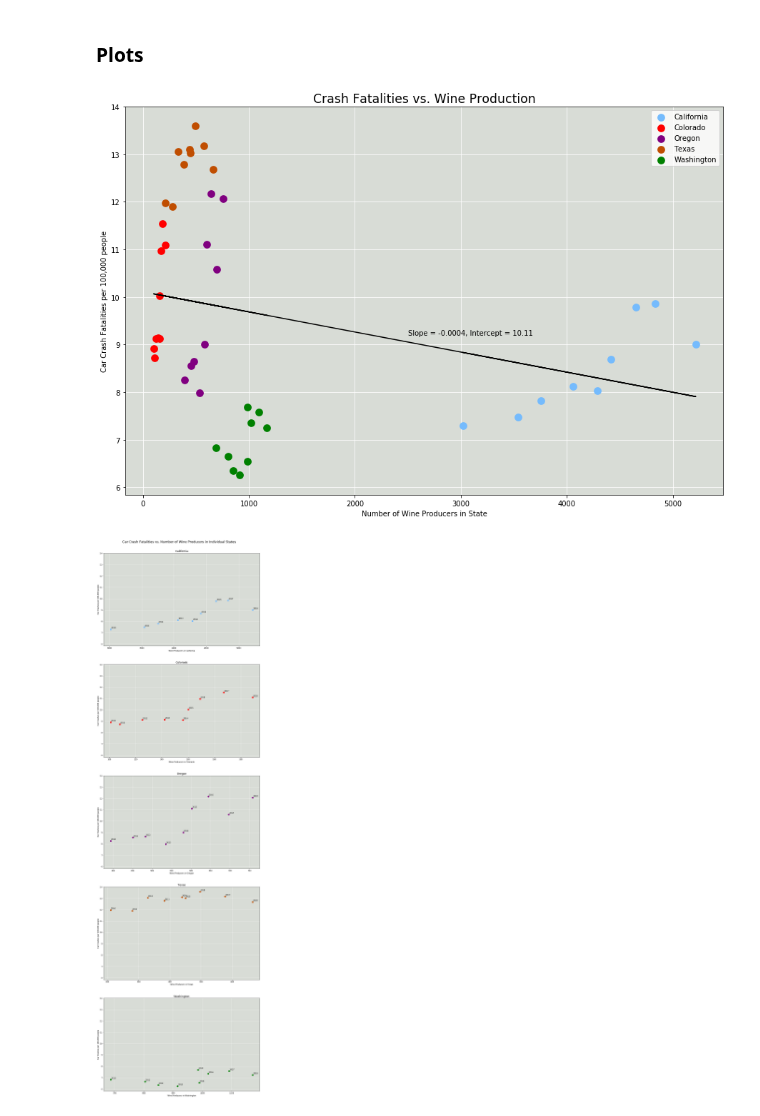
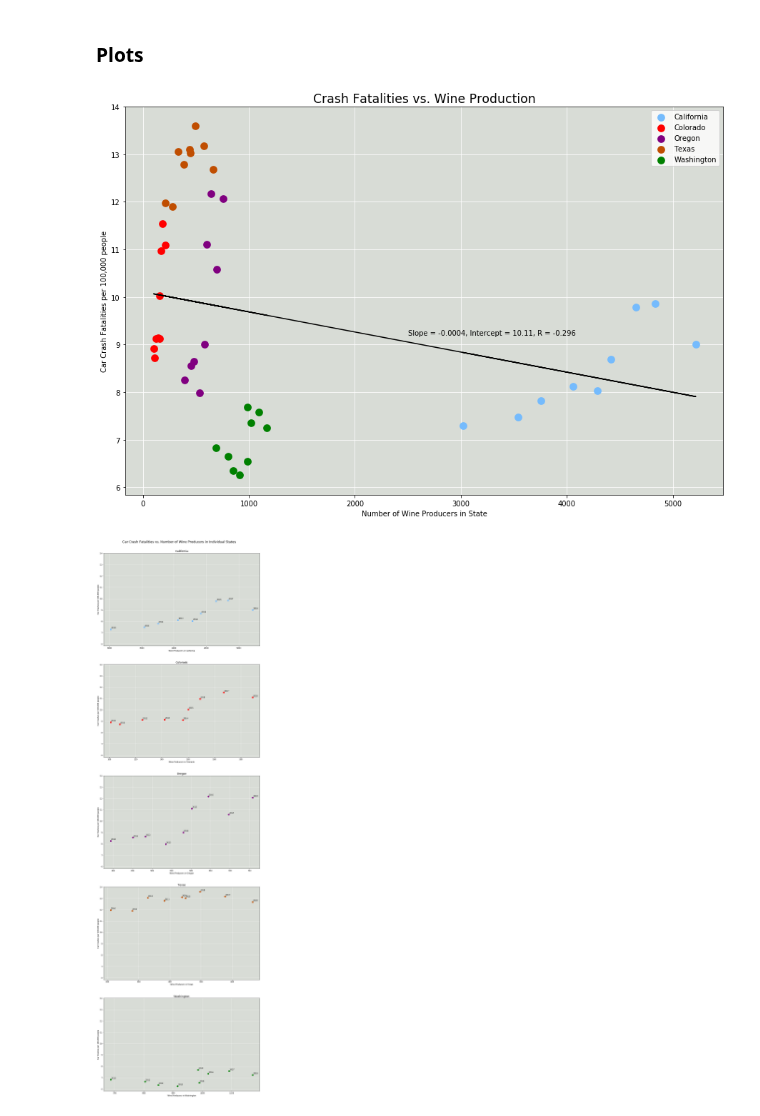
Before and after one commit to epayne323/ProjectOneRepo, a Jupyter notebook: Notebooks/working_EP.ipynb, the cells around one changed output. Saved outputs shown, nothing was run; the diff lists cells and outputs as text; code cells hidden in the pictures.

```diff
--- a/Notebooks/working_EP.ipynb
+++ b/Notebooks/working_EP.ipynb
@@ -192,35 +188,35 @@ plt.figure(figsize=(15,10), facecolor="w")
 plt.title("Crash Fatalities vs. Wine Production", size="xx-large")
 axes = plt.axes()
 
 axes.set_facecolor("xkcd:light grey")
 axes.set_axisbelow(True)
 axes.grid(axis="both", color = "w")
 
 axes.set_xlabel("Number of Wine Producers in State")
 axes.set_ylabel("Car Crash Fatalities per 100,000 people")
 
 for state in state_colors.keys():
 
     staterow = wine_crash["STATENAME"]==state
 
     # transposing these so that the scatter plot will accept them as arguments
     wineprods = wine_crash.loc[staterow, [x + "_wine" for x in crash_years]].transpose()
     crashes = wine_crash.loc[staterow, [x + "_crash" for x in crash_years]].transpose()
     pops = wine_crash.loc[staterow, crash_years].transpose()
 
     plt.scatter(wineprods.values, crashes.values*100000/pops.values, c=state_colors[state],
                 label=state, linewidth=3, s=60)
     plt.legend(loc="upper right")
 
 # here w is the list of all wine producers, used previously for the regression
 plt.plot(w, w*wine_crash_regression[0] + wine_crash_regression[1], c="black")
 plt.annotate(f"Slope = {round(wine_crash_regression[0],4)}," + \
-             f" Intercept = {round(wine_crash_regression[1],2)}",
+             f" Intercept = {round(wine_crash_regression[1],2)}, R = {round(wine_crash_regression[2],3)}",
              (2500, 9.2))
 
 plt.savefig(os.path.join("..","Images", "Crash Fatalities vs. Wine Production Among Top 5 States.png"))
 # %% [output]
-[figure, old version]
+[figure, new version]
 # %%
 # 5 subplots for 5 states
 fig, axes = plt.subplots(5, sharey=True, figsize=(15,48), facecolor="w")
```
Also changed, not shown: parts of 3 cells of this notebook.
